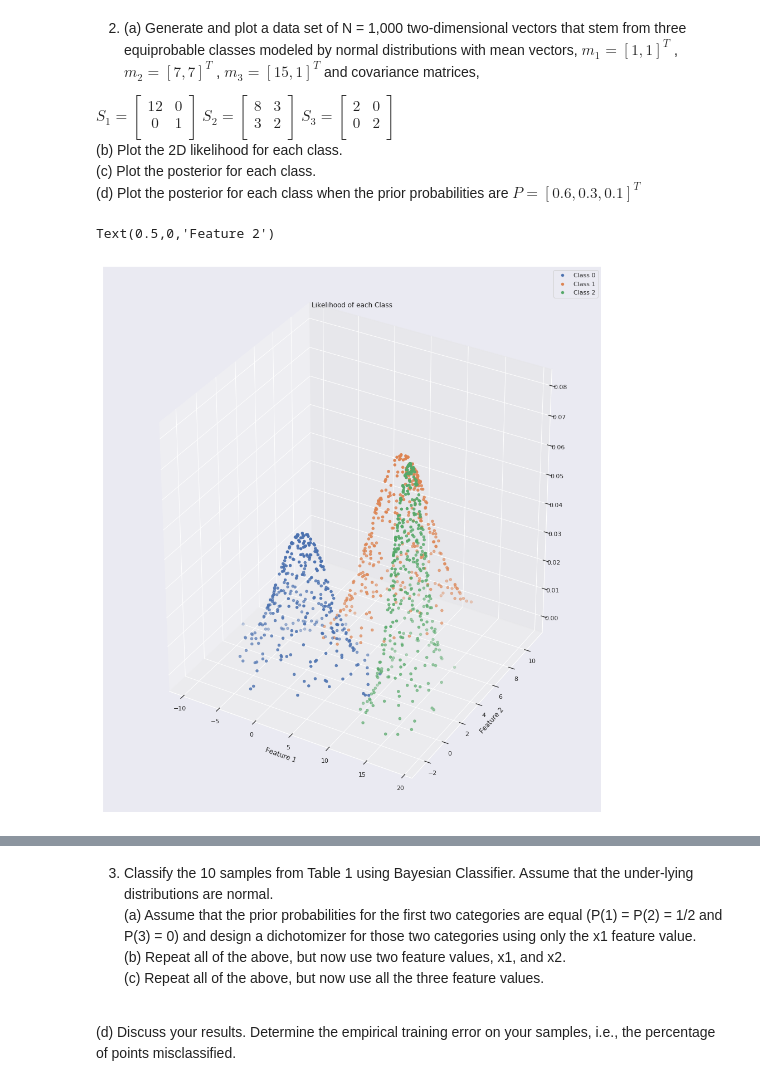
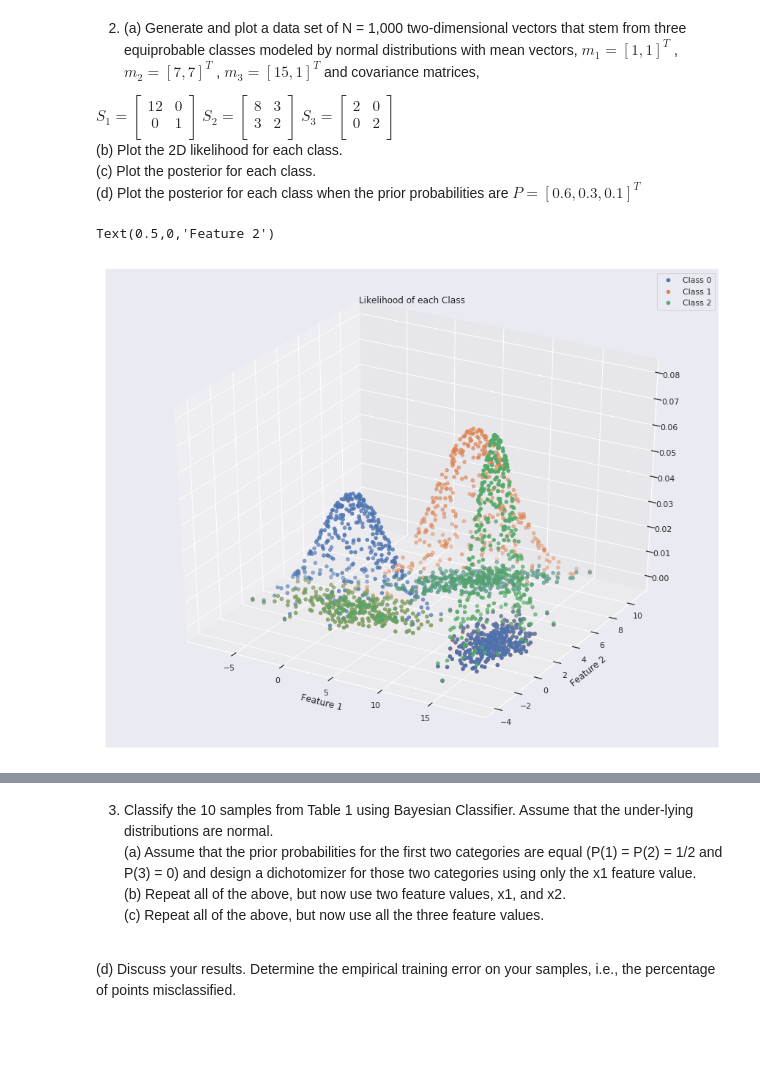
Before and after one commit to saurav9878/Bayesian-Classifier, a Jupyter notebook: Bayesian-Classifier.ipynb, the cells around one changed output, grey strips where cells are left out. Drawn from its saved outputs; the diff is of its cells as text; code cells hidden in the pictures; blank space fills up the shorter version.

```diff
--- a/Bayesian-Classifier.ipynb
+++ b/Bayesian-Classifier.ipynb
@@ -143 +136,5 @@ X2 = [[],[]]
+# %%
+features_class_0 = [[],[]]
+features_class_1 = [[],[]]
+features_class_2 = [[],[]]
 # %%
@@ -174,41 +169,33 @@ data2[:,[0,1]] = X_2
 # %%
-
-df0 = pd.DataFrame(data0,columns = ('X1','X2','Class'))
-df1 = pd.DataFrame(data1,columns = ('X1','X2','Class'))
-df2 = pd.DataFrame(data2,columns = ('X1','X2','Class'))
+df0 = pd.DataFrame(dataset_0,columns = ('X1','X2','Class'))
+df1 = pd.DataFrame(dataset_1,columns = ('X1','X2','Class'))
+df2 = pd.DataFrame(dataset_2,columns = ('X1','X2','Class'))
 df = df0.append([df1,df2],ignore_index=True)
 dataset = df.sample(frac=1).reset_index(drop=True)
 # %%
-# likelihood is calculated by putting the value of x in multivariate normal funcn
-
-P0 = multivariate_normal.pdf(data0[:,[0,1]],mean = mean1, cov = cov1)
-P1 = multivariate_normal.pdf(data1[:,[0,1]],mean = mean2, cov = cov2)
-P2 = multivariate_normal.pdf(data2[:,[0,1]],mean = mean3, cov = cov3)
+#likelihood is calculated by putting the value of x in multivariate normal funcn
+prob_x_class_0 = multivariate_normal.pdf(dataset.values[:,[0,1]],mean = mean1, cov = cov1)
+prob_x_class_1 = multivariate_normal.pdf(dataset.values[:,[0,1]],mean = mean2, cov = cov2)
+prob_x_class_2 = multivariate_normal.pdf(dataset.values[:,[0,1]],mean = mean3, cov = cov3)
 # %%
-order = np.argsort(data0[:,0])
-xs0 = np.array(data0[:,0])[order]
-ys0 = np.array(data0[:,1])[order]
-zs0 = np.array(P0)[order]
-fig = plt.figure(figsize=(16,18))
+order = np.argsort(dataset.values[:,0])
+X1_features = np.array(dataset.values[:,0])[order]
+X2_features = np.array(dataset.values[:,1])[order]
+likelihood_class_0 = np.array(prob_x_class_0)[order]
+fig = plt.figure(figsize=(15,12))
 ax = fig.add_subplot(111, projection='3d')
-ax.scatter(xs0,ys0,zs0) # likelihood of 1st class
+ax.scatter(X1_features,X2_features,likelihood_class_0) # likelihood of 1st class
 
-order = np.argsort(data1[:,0])
-xs1 = np.array(data1[:,0])[order]
-ys1 = np.array(data1[:,1])[order]
-zs1 = np.array(P1)[order]
-ax.scatter(xs1,ys1,zs1) # likelihood of 2nd class
+likelihood_class_1 = np.array(prob_x_class_1)[order]
+ax.scatter(X1_features,X2_features,likelihood_class_1) # likelihood of 2nd class
 
-order = np.argsort(data2[:,0])
-xs2 = np.array(data2[:,0])[order]
-ys2 = np.array(data2[:,1])[order]
-zs2 = np.array(P2)[order]
-ax.scatter(xs2,ys2,zs2) # likelihood of 3rd class
+likelihood_class_2 = np.array(prob_x_class_2)[order]
+ax.scatter(X1_features,X2_features,likelihood_class_2) # likelihood of 3rd class
 ax.legend(['Class 0', 'Class 1', 'Class 2'])
 plt.title('Likelihood of each Class')
 plt.xlabel('Feature 1')
 plt.ylabel('Feature 2')
 # %% [output]
 Text(0.5,0,'Feature 2')
-[figure, old version]
+[figure, new version]
 # %%
```
Also changed, not shown: parts of 46 cells of this notebook.
